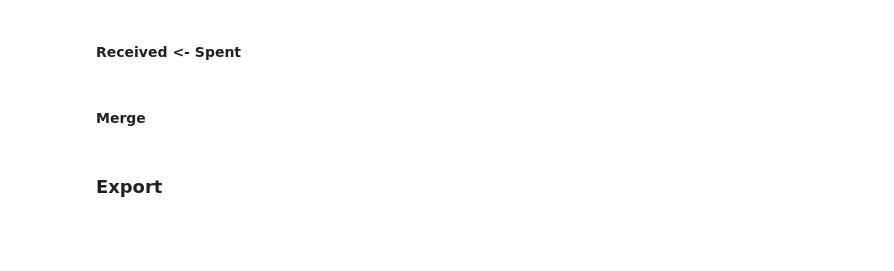
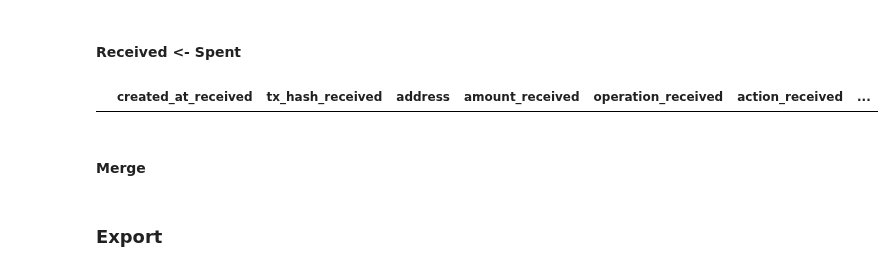
Before and after one commit to IncioMan/cosmos-activities-dashboard, a Jupyter notebook: python/notebooks/kuji_analysis.ipynb, the cells around one changed output. Saved outputs shown, nothing was run; the diff lists cells and outputs as text; code cells hidden in the pictures; blank space fills up the shorter version.

```diff
--- a/python/notebooks/kuji_analysis.ipynb
+++ b/python/notebooks/kuji_analysis.ipynb
@@ -33,6 +33,9 @@ df['contract_label'] = df.contract_address.replace(contracts_dict)
 # %%
 def get_contract_label(row):
     if(row['action'] == '/ibc.core.client.v1.MsgUpdateClient'):
+        if(pd.isna(row['contract_label'])):
+            return 'IBC Transfer'
+    if(row['action'] == '/ibc.applications.transfer.v1.MsgTransfer'):
         if(pd.isna(row['contract_label'])):
             return 'IBC Transfer'
     if(row['action'] == '/cosmos.bank.v1beta1.MsgSend'):
@@ -127,6 +125,10 @@ tt_received_spent_merged_delta = tt_received_spent_merged_\
                                         .merge(tt_received_spent_delta_seconds, on=['tx_hash_received','created_at_delta_seconds'])
 # %%
 tt_received_spent_merged_delta = pd.concat([tt_received_spent_merged_delta, tt_na])
+# %%
+tt_received_spent_merged_delta[tt_received_spent_merged_delta.tx_hash_spent=='B84DC456F1BE88C163EE566DD3DD183A03B9D8DD5E44787DFD51F791C6F0AB2A']
+# %% [output]
+|  | created_at_received | tx_hash_received | address | amount_received | operation_received | action_received | ... |
 # %% [markdown]
 #### Merge
 # %%
```
Also changed, not shown: parts of 8 cells of this notebook.
